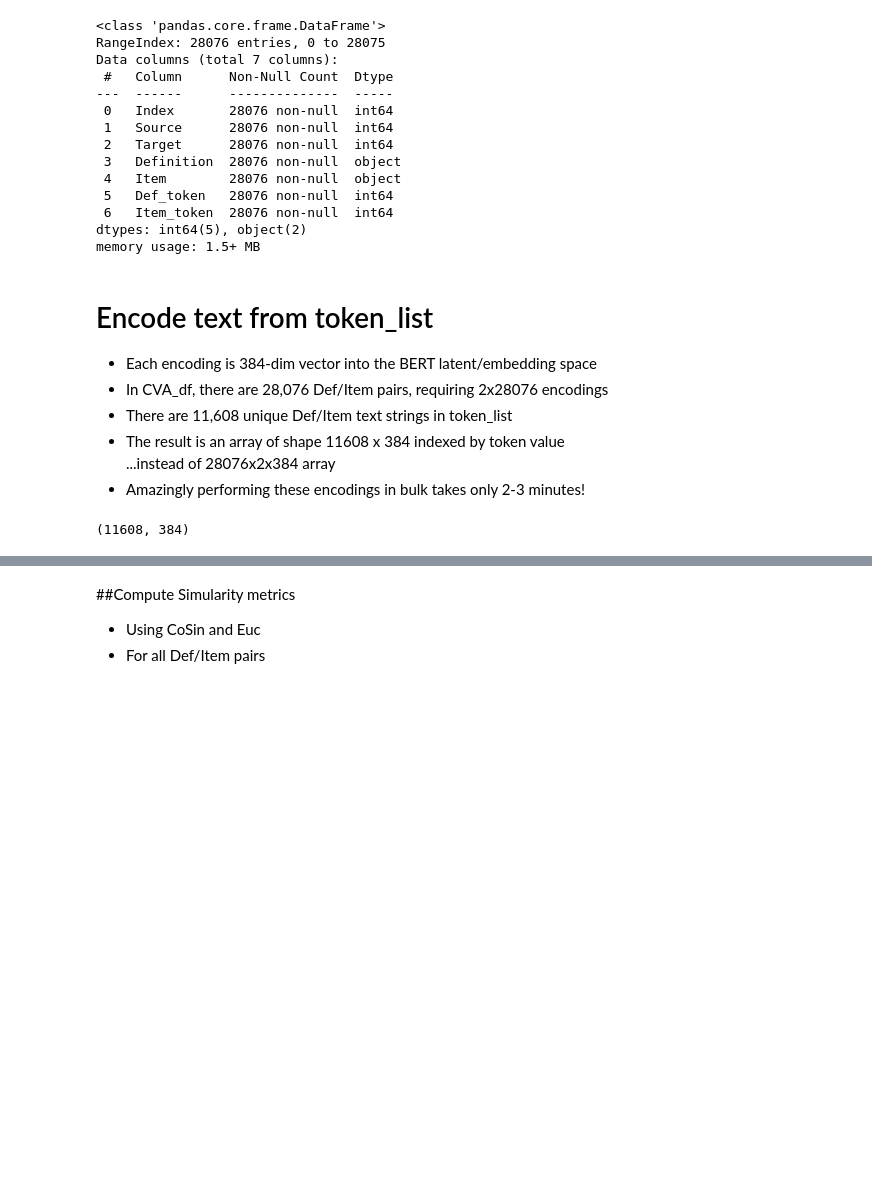
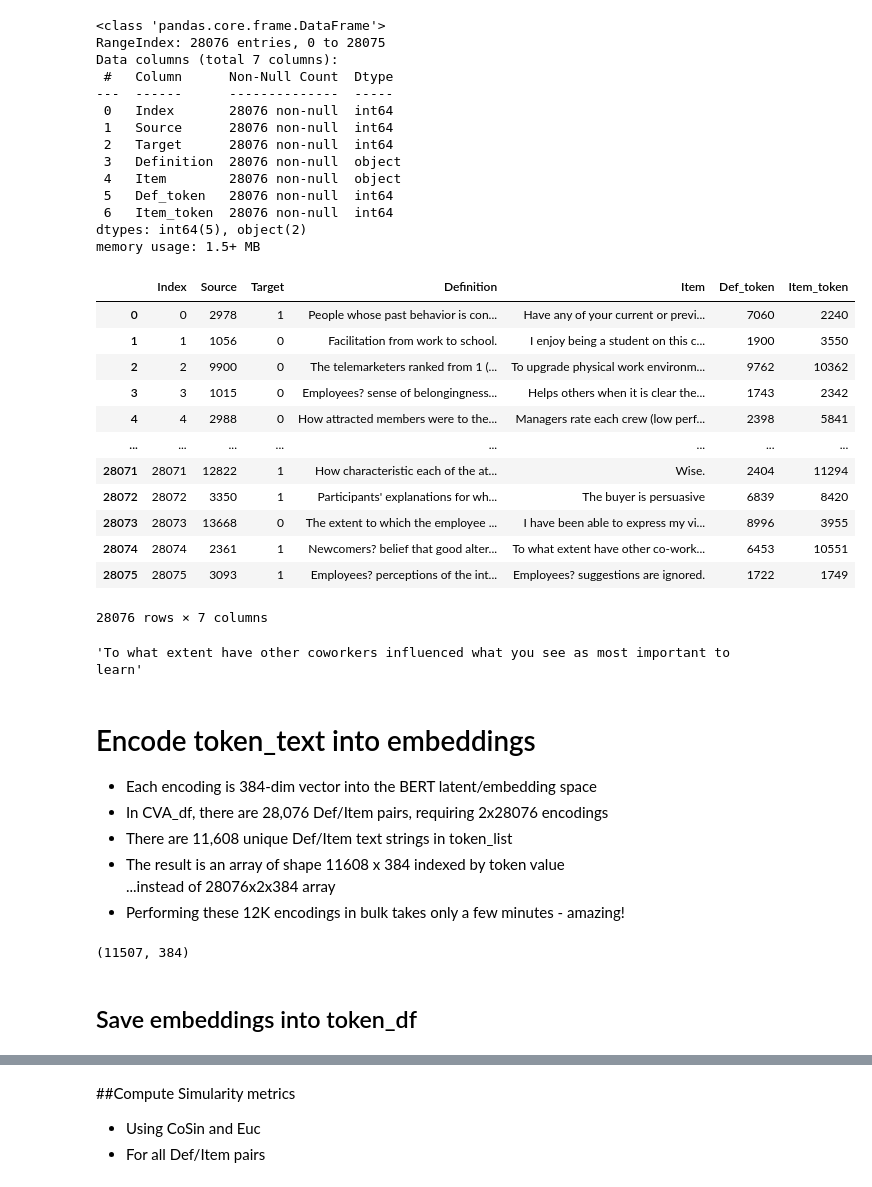
Before and after one commit to Hackathorn/CVA-SBERT, a Jupyter notebook: notebooks/CVA-using-SBERT-SetUp.ipynb, the cells around one changed output, grey strips where cells are left out. Cells and saved outputs as stored; diff of their text form; code cells hidden in the pictures; blank space fills up the shorter version.

```diff
--- a/notebooks/CVA-using-SBERT-SetUp.ipynb
+++ b/notebooks/CVA-using-SBERT-SetUp.ipynb
@@ -15,6 +17,9 @@ SBERT_MODEL = 'all-MiniLM-L6-v2'
 
 # do NOT save to your gDrive
 USE_GDRIVE = True
+
+# clean token text of punctuation etc
+CLEAN_TEXT = True
 # %% [markdown]
 ## Import SentenceTransformers
 # %%
@@ -178,14 +200,3 @@ len(text_list), len(token_list), token_list[:5], type(token_list), type(token_li
 # %% [markdown]
 Note that, instead of 56K text string to encode, we need only to encode 12K - That is more than 4x reduction.
 Since we are doing pairwise comparisons, it becomes 16x for similarity matrices
-# %%
-def token2text(token):
-    return(token_list[token])
-
-def text2token(text):
-    return(token_list.index(text))
-
-# testing...
-text = token2text(0)
-token = text2token(text)
-print(token, text)
@@ -193,0 +205,21 @@ print(token, text)
+# %%
+token_df = pd.DataFrame(token_list, columns=['token_text'], dtype='str')
+print(token_df.info(), token_df.dtypes)
+
+# token_df.token_text = token_df.token_text.astype('str')
+# print(token_df.info(), token_df.dtypes)
+
+def token2text(token):
+    # return(token_df.iloc[token, 'token_text'])
+    return(token_df.iloc[token, 0])
+
+def text2token(text):
+    text = clean_text(text)
+    tokens = token_df.index[token_df['token_text'] == text].tolist()
+    assert len(tokens) == 1, "text2token ERROR: Single unique text was not found"
+    return(tokens[0])
+
+# testing...
+text = token2text(1)
+token = text2token(text)
+print(token, text)
@@ -195,8 +255,8 @@ print(token, text)
 ## Add tokens for Defintions and Items
 # %%
 # add token columns
-CVA_df['Def_token'] = [text2token(text) for text in CVA_df.Definition]
-CVA_df['Item_token'] = [text2token(text) for text in CVA_df.Item]
+CVA_df['Def_token'] = [text2token(clean_text(text)) for text in CVA_df.Definition]
+CVA_df['Item_token'] = [text2token(clean_text(text)) for text in CVA_df.Item]
 
 # OPTIONALLY drop text columns for Def+Item ...but lose **token_list**
 # CVA_df.drop(columns=['Definition', 'Item'])
@@ -217,17 +277,41 @@ Data columns (total 7 columns):
  6   Item_token  28076 non-null  int64
 dtypes: int64(5), object(2)
 memory usage: 1.5+ MB
+# %%
+CVA_df
+# %% [output]
+|  | Index | Source | Target | Definition | Item | Def_token | Item_token |
+| 0 | 0 | 2978 | 1 | People whose past behavior is con... | Have any of your current or previ... | 7060 | 2240 |
+| 1 | 1 | 1056 | 0 | Facilitation from work to school. | I enjoy being a student on this c... | 1900 | 3550 |
+| 2 | 2 | 9900 | 0 | The telemarketers ranked from 1 (... | To upgrade physical work environm... | 9762 | 10362 |
+| 3 | 3 | 1015 | 0 | Employees? sense of belongingness... | Helps others when it is clear the... | 1743 | 2342 |
+| 4 | 4 | 2988 | 0 | How attracted members were to the... | Managers rate each crew (low perf... | 2398 | 5841 |
+| ... | ... | ... | ... | ... | ... | ... | ... |
+| 28071 | 28071 | 12822 | 1 | How characteristic each of the at... | Wise. | 2404 | 11294 |
+| 28072 | 28072 | 3350 | 1 | Participants' explanations for wh... | The buyer is persuasive | 6839 | 8420 |
+| 28073 | 28073 | 13668 | 0 | The extent to which the employee ... | I have been able to express my vi... | 8996 | 3955 |
+| 28074 | 28074 | 2361 | 1 | Newcomers? belief that good alter... | To what extent have other co-work... | 6453 | 10551 |
+| 28075 | 28075 | 3093 | 1 | Employees? perceptions of the int... | Employees? suggestions are ignored. | 1722 | 1749 |
+28076 rows × 7 columns
+# %%
+# testing
+token2text(10551)
+# %% [output]
+'To what extent have other coworkers influenced what you see as most important to learn'
 # %% [markdown]
-# Encode text from token_list
+# Encode token_text into embeddings
 
 - Each encoding is 384-dim vector into the BERT latent/embedding space
 - In CVA_df, there are 28,076 Def/Item pairs, requiring 2x28076 encodings
 - There are 11,608 unique Def/Item text strings in token_list
 - The result is an array of shape 11608 x 384 indexed by token value
 ...instead of 28076x2x384 array
-- Amazingly performing these encodings in bulk takes only 2-3 minutes!
+- Performing these 12K encodings in bulk takes only a few minutes - amazing!
 # %%
+token_list = token_df.token_text.tolist()
 embeddings = model.encode(token_list, show_progress_bar=True)
 embeddings.shape
 # %% [output]
-(11608, 384)
+(11507, 384)
+# %% [markdown]
+## Save embeddings into token_df
```
Also changed, not shown: parts of 15 cells of this notebook.
